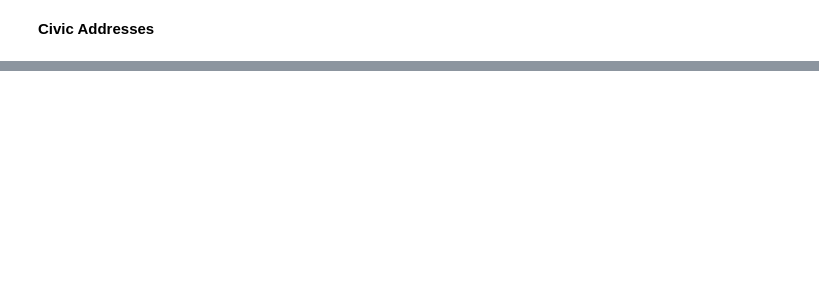
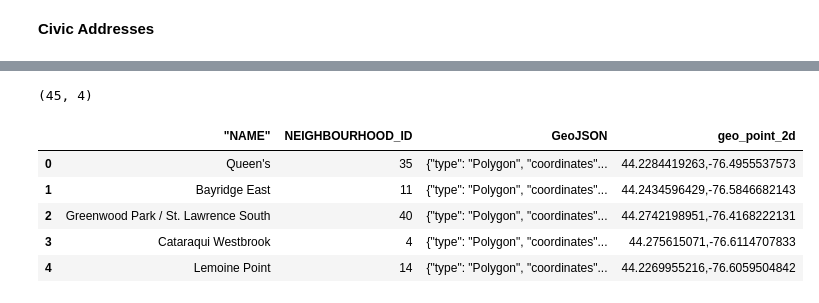
Before and after one commit to gavinmcclelland/CISC451, a Jupyter notebook: ExploringNullValues.ipynb, the cells around one changed output, grey strips where cells are left out. Cells and saved outputs as stored; diff of their text form; code cells hidden in the pictures; blank space fills up the shorter version.

```diff
--- a/ExploringNullValues.ipynb
+++ b/ExploringNullValues.ipynb
@@ -126 +126,16 @@ msno.heatmap(address_data)
 [figure]
+# %%
+neighbourhoods_data = pd.read_csv("datasets\\neighbourhoods.csv", ';')
+print(neighbourhoods_data.shape)
+keys = neighbourhoods_data.keys()
+# %% [output]
+(45, 4)
+# %%
+neighbourhoods_data.head()
+# %% [output]
+|  | ﻿"NAME" | NEIGHBOURHOOD_ID | GeoJSON | geo_point_2d |
+| 0 | Queen's | 35 | {"type": "Polygon", "coordinates"... | 44.2284419263,-76.4955537573 |
+| 1 | Bayridge East | 11 | {"type": "Polygon", "coordinates"... | 44.2434596429,-76.5846682143 |
+| 2 | Greenwood Park / St. Lawrence South | 40 | {"type": "Polygon", "coordinates"... | 44.2742198951,-76.4168222131 |
+| 3 | Cataraqui Westbrook | 4 | {"type": "Polygon", "coordinates"... | 44.275615071,-76.6114707833 |
+| 4 | Lemoine Point | 14 | {"type": "Polygon", "coordinates"... | 44.2269955216,-76.6059504842 |
```
Also changed, not shown: parts of 19 cells of this notebook.
